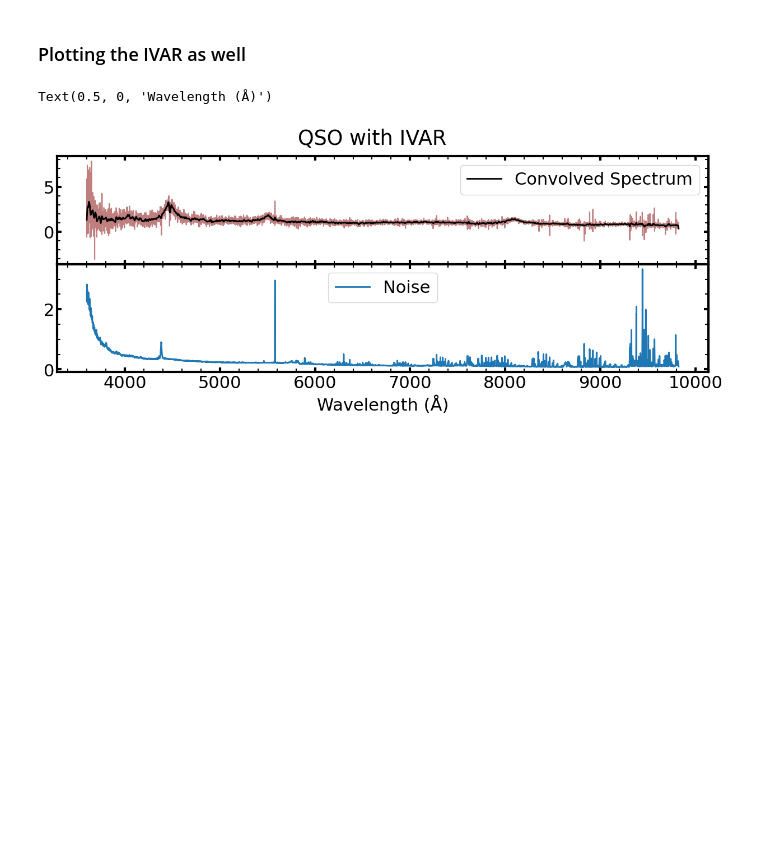
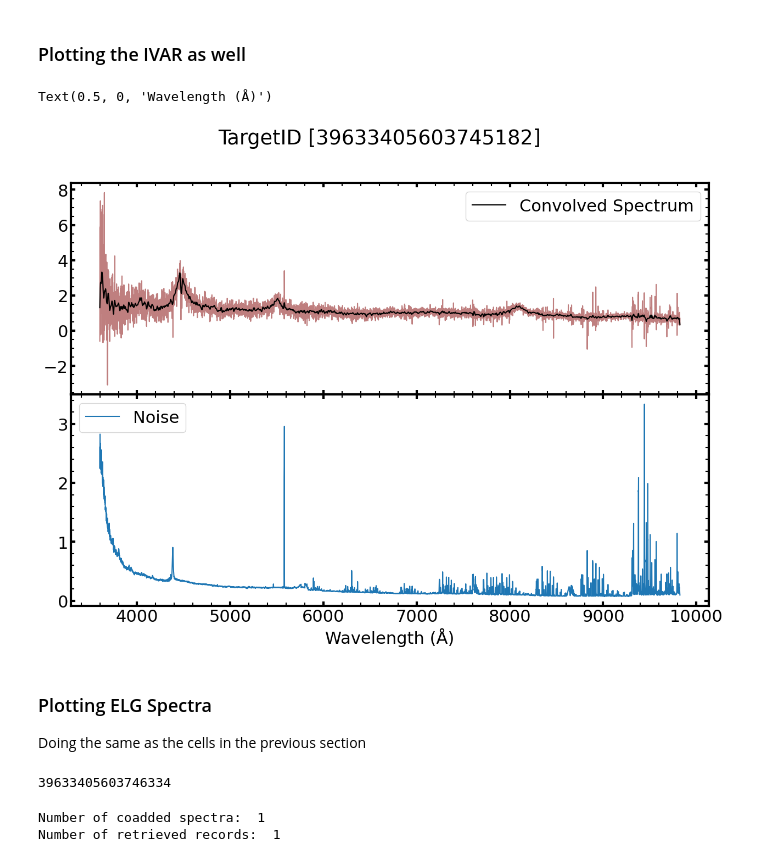
Before and after one commit to emcarthur123/QSL-ML, a Jupyter notebook: DESI_edr.ipynb, the cells around one changed output. Saved outputs shown, nothing was run; the diff lists cells and outputs as text; code cells hidden in the pictures; blank space fills up the shorter version.

```diff
--- a/DESI_edr.ipynb
+++ b/DESI_edr.ipynb
@@ -463,23 +463,27 @@ err = 1/np.sqrt(ivar_primary)
 # %%
 # subplot for QSO and IVAR
 
-fig = plt.figure(figsize = (15,5))
+fig = plt.figure(figsize = (15,10))
 gs = fig.add_gridspec(2, hspace=0)
 axs = gs.subplots(sharex=True, sharey=False)
-fig.suptitle('QSO with IVAR')
+fig.suptitle('TargetID [39633405603745182]')
 axs[0].plot(lam_primary, flam_primary, color = 'maroon', alpha = 0.5)
-axs[0].plot(lam_primary, convolve(flam_primary, Gaussian1DKernel(5)), color = 'k', lw = 2.0, label = 'Convolved Spectrum')
+axs[0].plot(lam_primary, convolve(flam_primary, Gaussian1DKernel(5)), color = 'k', label = 'Convolved Spectrum')
 axs[0].legend()
 
-axs[1].plot(lam_primary, err, lw = 2.0, label = 'Noise')
+axs[1].plot(lam_primary, err, label = 'Noise')
 axs[1].legend()
 
 # Hide x labels and tick labels for all but bottom plot.
 for ax in axs:
     ax.label_outer()
 
 
 plt.xlabel('Wavelength (Å)')
 # %% [output]
 Text(0.5, 0, 'Wavelength (Å)')
-[figure, old version]
+[figure, new version]
+# %% [markdown]
+### Plotting ELG Spectra
+
+Doing the same as the cells in the previous section
@@ -485,0 +495,4 @@ Text(0.5, 0, 'Wavelength (Å)')
+# %%
+targetid_elg
+# %% [output]
+39633405603746334
@@ -485,0 +506,8 @@ Text(0.5, 0, 'Wavelength (Å)')
+# %%
+## Checking that all the different spectra are retrieved
+
+print ('Number of coadded spectra: ', tsel['zcat_nspec'].iloc[jj])
+print ('Number of retrieved records: ', len(res_elg.records))
+# %% [output]
+Number of coadded spectra:  1
+Number of retrieved records:  1
```
Also changed, not shown: parts of 5 cells of this notebook.
